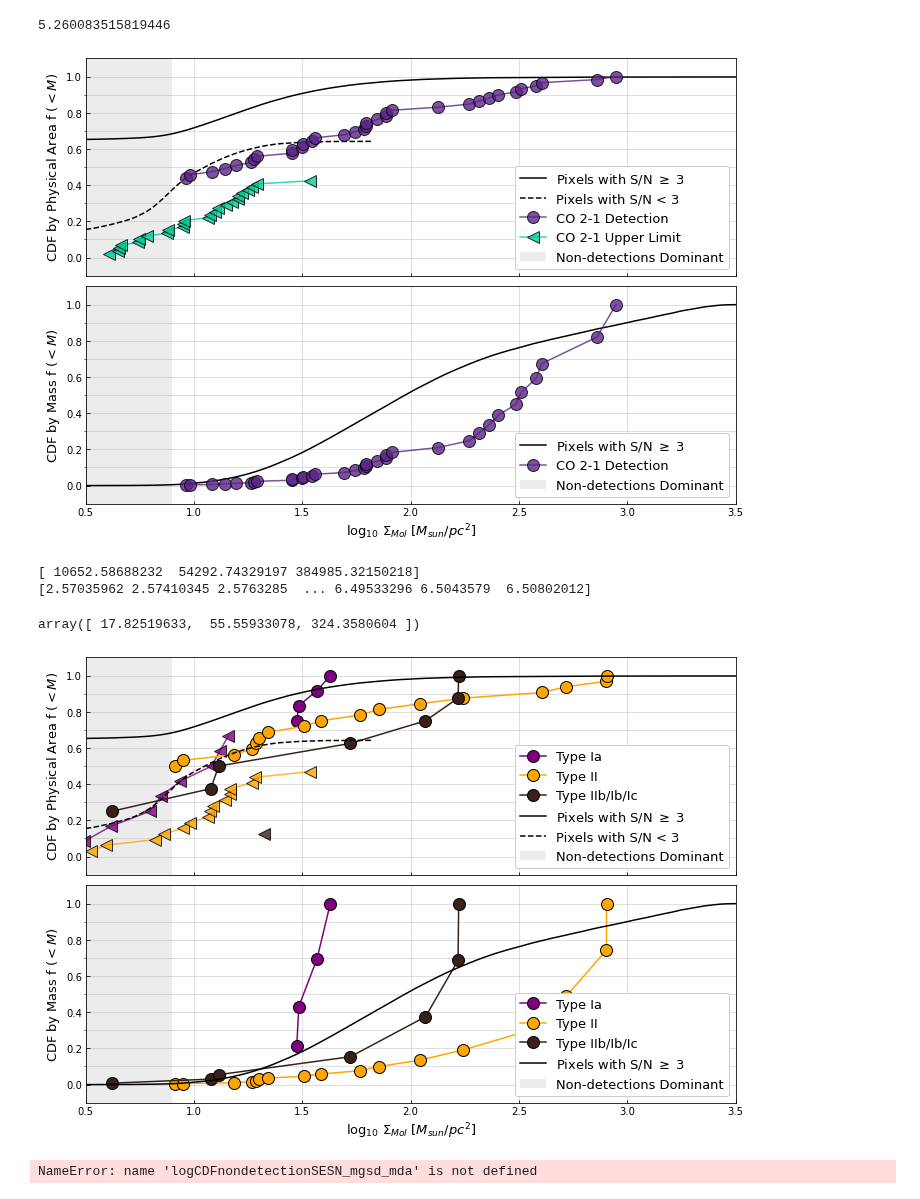
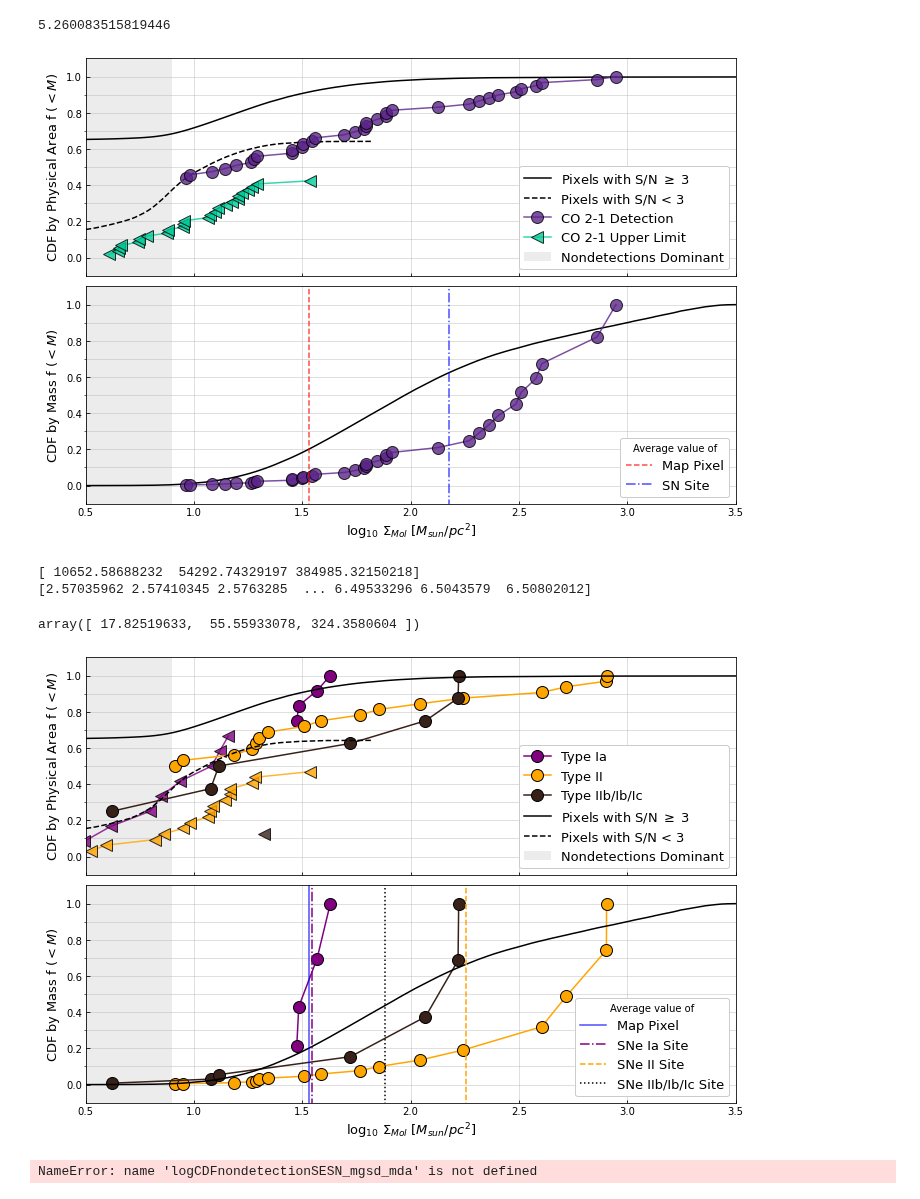
Before and after one commit to NessMayker/SNeCO, a Jupyter notebook: Code/3.2b_Plots_CDFs_150pc.ipynb, the cells around one changed output. Cells and saved outputs as stored; diff of their text form; code cells hidden in the pictures.

Commit message:
print average value lines on the CDF plots

```diff
--- a/Code/3.2b_Plots_CDFs_150pc.ipynb
+++ b/Code/3.2b_Plots_CDFs_150pc.ipynb
@@ -278,7 +278,7 @@ axs[0].plot(logCDFAP_ND_SM_x, AP_ND_SM_PP_y, color = 'black', linestyle = '--',
 axs[0].set_ylabel(r'CDF by Physical Area f $ (<M$)',fontsize=fontsize)
 # secax = axs[0].secondary_xaxis('top', functions=(mass2mgsd, mgsd2mass))
 # secax.set_xlabel(r'$\log_{10}$ $\Sigma_{Mol}$ $[M_{sun}/pc^2]$', fontsize=fontsize)
-axs[0].axvspan(xmin=0.5, xmax=np.log10(7.9), facecolor="gray", alpha=0.15, label = "Non-detections Dominant")
+axs[0].axvspan(xmin=0.5, xmax=np.log10(7.9), facecolor="gray", alpha=0.15, label = "Nondetections Dominant")
 axs[0].set_xlim(0.5, 3.5)
 axs[0].set_ylim(-0.1, 1.1)
 axs[0].plot(logCDFSN_D_SM_x, CDFSN_D_SM_y, marker = 'o', ms = ms, color = darkpurple,mec='black', alpha = 0.8, label="CO 2-1 Detection")
@@ -288,24 +288,26 @@ axs[0].tick_params(axis='both', direction = "in")
 # axs[0].xaxis.set_minor_locator(minor_locator)
 axs[0].yaxis.set_minor_locator(minor_locator)
 axs[0].grid(which='both', alpha=0.5)
-axs[1].plot(logCDFAP_D_only_SM_x, logCDFAP_D_only_SM_PP_y, color = 'black', linestyle = '-', label = 'Pixels with S/N $\geq$ 3')
-axs[1].plot(logCDFSN_D_only_SM_x, logCDFSN_D_only_SM_y, marker = 'o', ms = ms, color = darkpurple,mec='black', alpha = 0.8, label="CO 2-1 Detection")
+axs[1].plot(logCDFAP_D_only_SM_x, logCDFAP_D_only_SM_PP_y, color = 'black', linestyle = '-')
+axs[1].plot(logCDFSN_D_only_SM_x, logCDFSN_D_only_SM_y, marker = 'o', ms = ms, color = darkpurple,mec='black', alpha = 0.8)
 axs[1].set_ylabel(r'CDF by Mass f $ (< M $)', fontsize=fontsize)
 axs[1].set_xlabel(r'$\log_{10}$ $\Sigma_{Mol}$ $[M_{sun}/pc^2]$',fontsize=fontsize)
-axs[1].axvspan(xmin=0.5, xmax=np.log10(7.9), facecolor="gray", alpha=0.15, label = "Non-detections Dominant")
+axs[1].axvspan(xmin=0.5, xmax=np.log10(7.9), facecolor="gray", alpha=0.15)
 axs[1].set_xlim(0.5, 3.5)
 axs[1].set_ylim(-0.1, 1.1)
+axs[1].axvline(x=np.log10(34),ymin=-0.1,ymax=1.1,label="Map Pixel", ls="--", color="red", alpha=0.7)
+axs[1].axvline(x=np.log10(150),ymin=-0.1,ymax=1.1,label="SN Site", ls="-.", color="blue", alpha=0.7)
 # axs[1].xaxis.set_minor_locator(minor_locator)
 axs[1].yaxis.set_minor_locator(minor_locator)
 axs[1].grid(which='both', alpha=0.5)
-axs[1].legend(frameon=True,loc='lower right',facecolor='white', framealpha=1,fontsize=fontsize)
+axs[1].legend(frameon=True,loc='lower right',facecolor='white', framealpha=1,fontsize=fontsize, title="Average value of")
 axs[1].tick_params(axis='both', direction = "in")
 plt.tight_layout()
 plt.savefig('../Figures/CDF_Mass_ALLSNe.png', dpi=300)
 plt.show()
 plt.close()
 # %% [output]
-[figure, old version]
+[figure, new version]
 # %%
 print(logCDFAP_D_only_M_PP_per)
 keep = np.isfinite(np.log10(AP_D_M_PP_x))
@@ -327,44 +329,49 @@ fig.set_figwidth(10)
 # secax = axs[0].secondary_xaxis('top', functions=(mass2mgsd, mgsd2mass))
 # secax.set_xlabel(r'$\log_{10}$ $\Sigma_{Mol}$ $[M_{sun}/pc^2]$', fontsize=fontsize)
 axs[0].set_ylabel(r'CDF by Physical Area f $ (<M$)', fontsize=fontsize)
-axs[0].axvspan(xmin=0.5, xmax=np.log10(7.9), facecolor="gray", alpha=0.15, label = "Non-detections Dominant")
+axs[0].axvspan(xmin=0.5, xmax=np.log10(7.9), facecolor="gray", alpha=0.15, label = "Nondetections Dominant")
 axs[0].set_xlim(0.5, 3.5)
 axs[0].set_ylim(-0.1, 1.1)
 axs[0].plot(logCDFSN_D_SM_Ia_x, CDFSN_D_SM_Ia_y, marker = 'o', ms = ms, color = "purple",mec='black', alpha = 1.0, label="Type Ia")
 axs[0].plot(logCDFSN_ND_SM_Ia_x, CDFSN_ND_SM_Ia_y, marker = '<',color = "purple", mec='black', ms = ms, alpha = 0.8)
 
 axs[0].plot(logCDFSN_D_SM_II_x, CDFSN_D_SM_II_y, marker = 'o', ms = ms, color = "orange", mec='black', alpha = 1.0, label="Type II")
 axs[0].plot(logCDFSN_ND_SM_II_x, CDFSN_ND_SM_II_y, marker = '<',color = "orange",mec='black', ms = ms, alpha = 0.8)
 
 axs[0].plot(logCDFSN_D_SM_SESN_x, CDFSN_D_SM_SESN_y, marker = 'o', ms = ms, color = color3of3,mec='black', alpha = 1.0, label="Type IIb/Ib/Ic")
 axs[0].plot(logCDFSN_ND_SM_SESN_x, CDFSN_ND_SM_SESN_y, marker = '<',color = color3of3,mec='black', ms = ms, alpha = 0.8)
 axs[0].plot(logCDFAP_D_SM_x, AP_D_SM_PP_y, color = 'black', linestyle = '-', label = 'Pixels with S/N $\geq$ 3')
 axs[0].plot(logCDFAP_ND_SM_x, AP_ND_SM_PP_y, color = 'black', linestyle = '--', label = 'Pixels with S/N < 3')
 
 axs[0].yaxis.set_minor_locator(minor_locator)
 axs[0].grid(which='both', alpha=0.5)
 axs[0].legend(frameon=True,loc='lower right', facecolor='white', framealpha=1, fontsize=fontsize)
 axs[0].tick_params(axis='both', direction = "in")
 
 axs[1].set_xlabel(r'$\log_{10}$ $\Sigma_{Mol}$ $[M_{sun}/pc^2]$', fontsize=fontsize)
 axs[1].set_ylabel(r'CDF by Mass f $ (<M$)', fontsize=fontsize)
-axs[1].axvspan(xmin=0.5, xmax=np.log10(7.9), facecolor="gray", alpha=0.15, label = "Non-detections Dominant")
+axs[1].axvspan(xmin=0.5, xmax=np.log10(7.9), facecolor="gray", alpha=0.15)
 axs[1].set_xlim(0.5, 3.5)
 axs[1].set_ylim(-0.1, 1.1)
-axs[1].plot(logCDFSN_D_only_SM_Ia_x, logCDFSN_D_only_SM_Ia_y, marker = 'o', ms = ms, color = "purple",mec='black', alpha = 1.0, label="Type Ia")
-axs[1].plot(logCDFSN_D_only_SM_II_x, logCDFSN_D_only_SM_II_y, marker = 'o', ms = ms, color = "orange", mec='black', alpha = 1.0, label="Type II")
-axs[1].plot(logCDFSN_D_only_SM_SESN_x, logCDFSN_D_only_SM_SESN_y, marker = 'o', ms = ms, color = color3of3,mec='black', alpha = 1.0, label="Type IIb/Ib/Ic")
-axs[1].plot(logCDFAP_D_only_SM_x, logCDFAP_D_only_SM_PP_y, color = 'black', linestyle = '-', label = 'Pixels with S/N $\geq$ 3')
+axs[1].plot(logCDFSN_D_only_SM_Ia_x, logCDFSN_D_only_SM_Ia_y, marker = 'o', ms = ms, color = "purple",mec='black', alpha = 1.0)
+axs[1].plot(logCDFSN_D_only_SM_II_x, logCDFSN_D_only_SM_II_y, marker = 'o', ms = ms, color = "orange", mec='black', alpha = 1.0)
+axs[1].plot(logCDFSN_D_only_SM_SESN_x, logCDFSN_D_only_SM_SESN_y, marker = 'o', ms = ms, color = color3of3,mec='black', alpha = 1.0)
+axs[1].plot(logCDFAP_D_only_SM_x, logCDFAP_D_only_SM_PP_y, color = 'black', linestyle = '-')
 axs[1].yaxis.set_minor_locator(minor_locator)
 axs[1].grid(which='both', alpha=0.5)
-axs[1].legend(frameon=True,loc='lower right', facecolor='white', framealpha=1, fontsize=fontsize)
+axs[1].axvline(x=np.log10(34),ymin=-0.1,ymax=1.1,label="Map Pixel", ls="-", color="blue", alpha=0.7)
+axs[1].axvline(x=np.log10(35),ymin=-0.1,ymax=1.1,label="SNe Ia Site", ls="-.", color="purple", alpha=1.0)
+axs[1].axvline(x=np.log10(180),ymin=-0.1,ymax=1.1,label="SNe II Site", ls="--", color="orange", alpha=1.0)
+axs[1].axvline(x=np.log10(76),ymin=-0.1,ymax=1.1,label="SNe IIb/Ib/Ic Site", ls=":", color="black", alpha=1.0)
+
+axs[1].legend(frameon=True,loc='lower right', facecolor='white', framealpha=1, title="Average value of", fontsize=fontsize)
 axs[1].tick_params(axis='both', direction = "in")
 plt.tight_layout()
 plt.savefig('../Figures/CDF_Mass_ByType.png', dpi=300)
 plt.show()
 plt.close()
 # %% [output]
-[figure, old version]
+[figure, new version]
 # %%
 # Edited until here - CDFs all have different naming scheme now, below code will not run until names changed
 # %%
```
Also changed, not shown: 2 other files.
